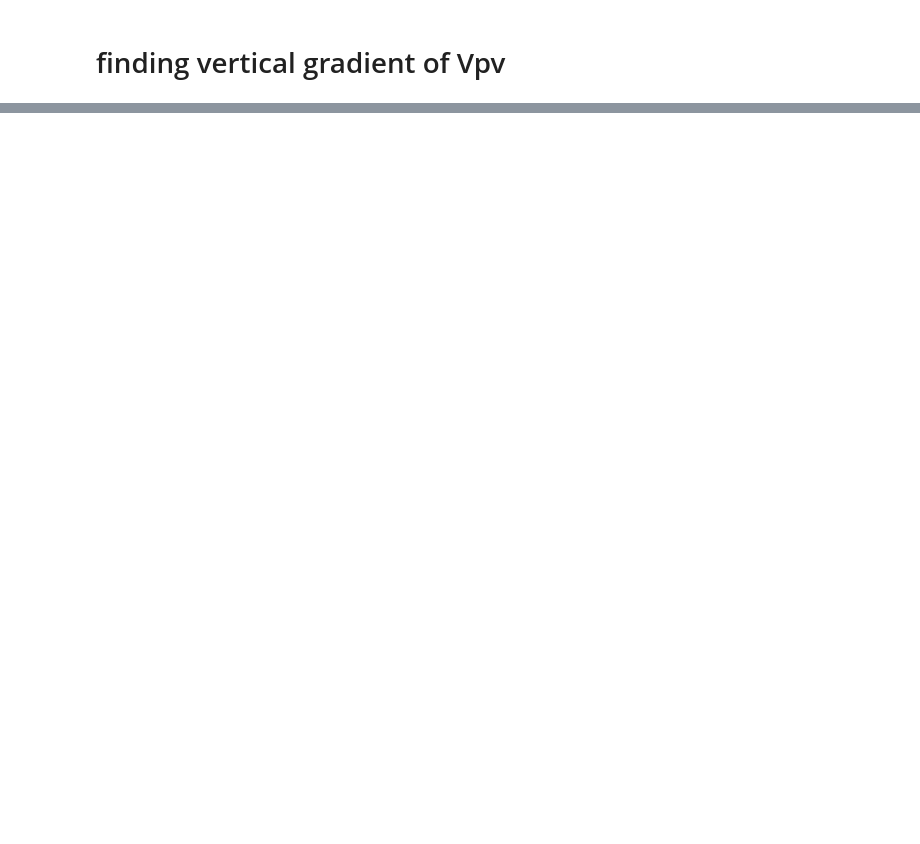
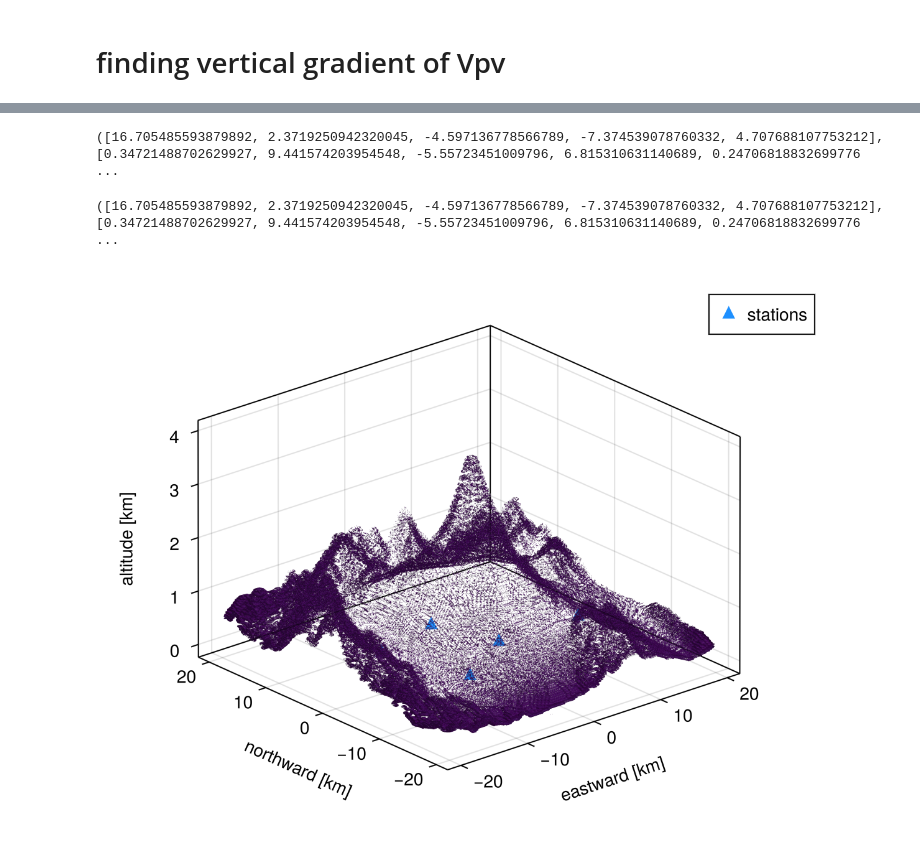
Before and after one commit to seismobassoon/flexOPT, a Jupyter notebook: notebooks/makeTopoWithSismicity.ipynb, the cells around one changed output, grey strips where cells are left out. Cells and saved outputs as stored; diff of their text form; code cells hidden in the pictures; blank space fills up the shorter version.

```diff
--- a/notebooks/makeTopoWithSismicity.ipynb
+++ b/notebooks/makeTopoWithSismicity.ipynb
@@ -214,0 +352,3 @@ scatter!(
+# %%
+eqLocal = GeoPoints_to_local(eventPoints, boxGrids3D)
+staLocal = GeoPoints_to_local(stationPoints, boxGrids3D)
@@ -214,0 +387,53 @@ scatter!(
+# %%
+function local_xyz_km(localPoints)
+    xs = getindex.(localPoints, 1) .* 1e-3
+    ys = getindex.(localPoints, 2) .* 1e-3
+    zs = getindex.(localPoints, 3) .* 1e-3
+    return xs, ys, zs
+end
+
+eqX, eqY, eqZ = local_xyz_km(eqLocal)
+staX, staY, staZ = local_xyz_km(staLocal)
+# %% [output]
+([16.705485593879892, 2.3719250942320045, -4.597136778566789, -7.374539078760332, 4.707688107753212], [0.34721488702629927, 9.441574203954548, -5.55723451009796, 6.815310631140689, 0.24706818832699776 ...
+# %%
+staX, staY, staZ
+# %% [output]
+([16.705485593879892, 2.3719250942320045, -4.597136778566789, -7.374539078760332, 4.707688107753212], [0.34721488702629927, 9.441574203954548, -5.55723451009796, 6.815310631140689, 0.24706818832699776 ...
+# %%
+f = Figure()
+ax = Axis3(f[1, 1];
+    xlabel = "eastward [km]",
+    ylabel = "northward [km]",
+    zlabel = "altitude [km]",
+)
+
+contour!(
+    ax,
+    xg[1] .. xg[end],
+    yg[1] .. yg[end],
+    zg[1] .. zg[end],
+    abs.(Gg);
+    levels = [thr],
+    color = (:orange, 0.45),
+    transparency = true,
+    linewidth = 0,
+)
+
+
+scatter!(
+    ax,
+    staX, staY, staZ;
+    color = :dodgerblue,
+    marker = :utriangle,
+    markersize = 14,
+    label = "stations",
+)
+
+
+
+axislegend(ax)
+#limits!(ax, -200, 200, -200, 200, -400, 5)
+f
+# %% [output]
+[figure, added]
```
Also changed, not shown: parts of 35 cells of this notebook, 2 other files.
